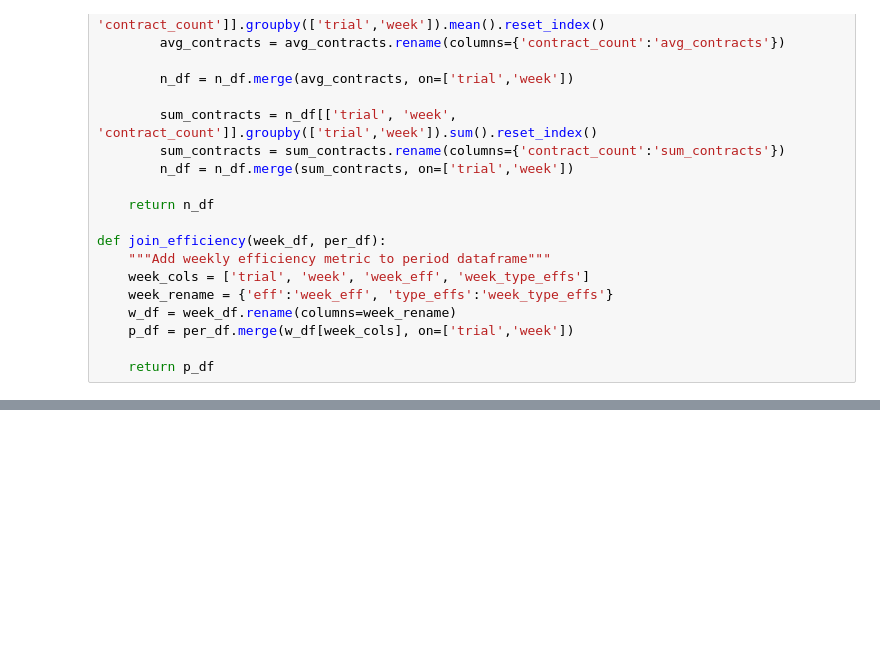
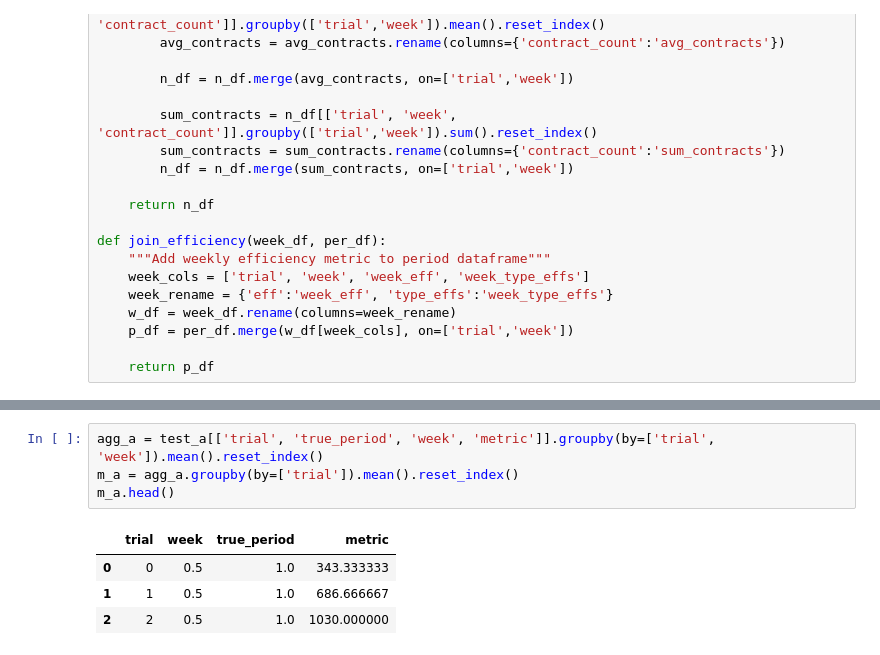
Before and after one commit to Kmccabe/dm_markets, a Jupyter notebook: modules_vCOVID/notebooks/dm_test_small_grid.ipynb, the cells around one changed output, grey strips where cells are left out. Saved outputs shown, nothing was run; the diff lists cells and outputs as text; blank space fills up the shorter version.

```diff
--- a/modules_vCOVID/notebooks/dm_test_small_grid.ipynb
+++ b/modules_vCOVID/notebooks/dm_test_small_grid.ipynb
@@ -1486,0 +1543,9 @@ plot_boxplot_data([s1_tp_h, s2_tp_h], title=ttl, y_lab="Agent H", x_lab="True Pe
+# %%
+agg_a = test_a[['trial', 'true_period', 'week', 'metric']].groupby(by=['trial', 'week']).mean().reset_index()
+m_a = agg_a.groupby(by=['trial']).mean().reset_index()
+m_a.head()
+# %% [output]
+|  | trial | week | true_period | metric |
+| 0 | 0 | 0.5 | 1.0 | 343.333333 |
+| 1 | 1 | 0.5 | 1.0 | 686.666667 |
+| 2 | 2 | 0.5 | 1.0 | 1030.000000 |
```
Also changed, not shown: parts of 20 cells of this notebook.
